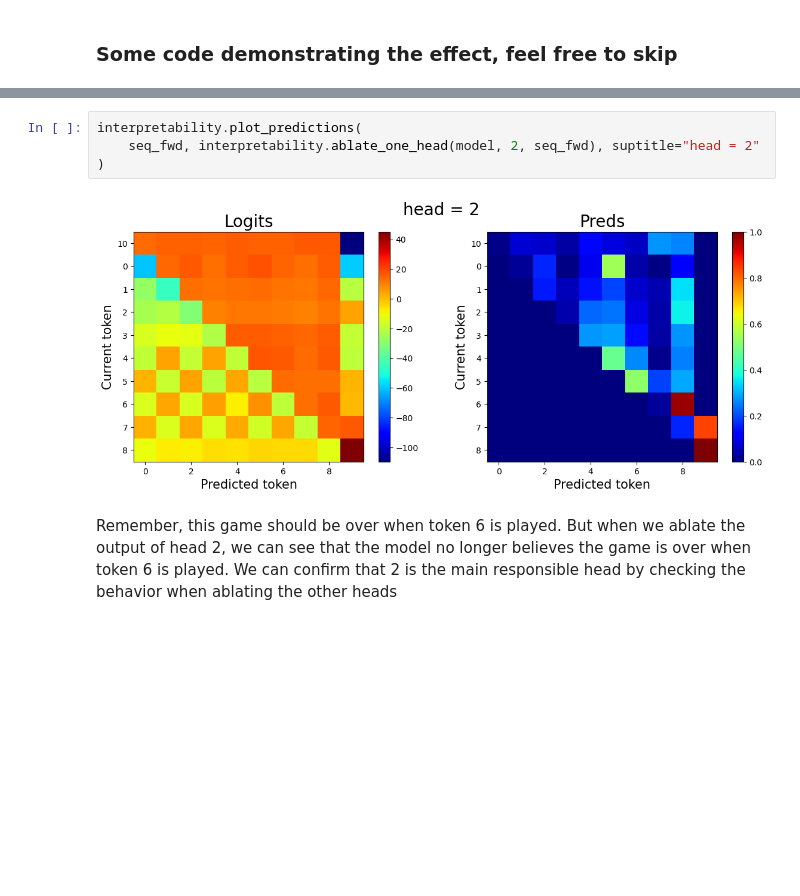
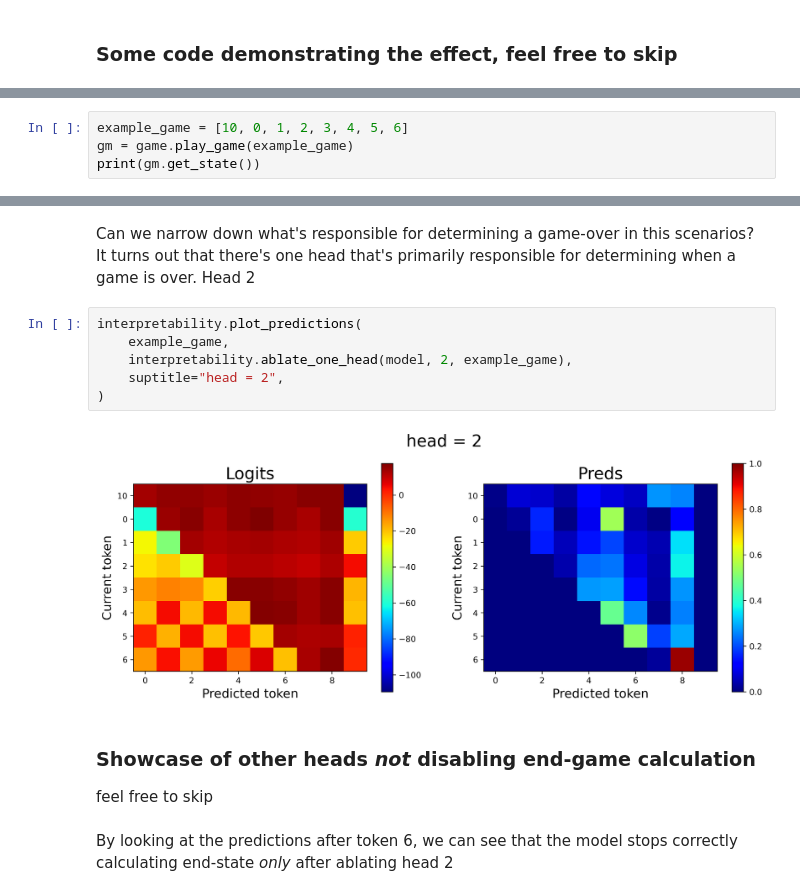
Before and after one commit to obayyub/Alphatoe, a Jupyter notebook: notebooks/230807_showcase.ipynb, the cells around one changed output, grey strips where cells are left out. Saved outputs shown, nothing was run; the diff lists cells and outputs as text; blank space fills up the shorter version.

Commit message:
more to showcase

```diff
--- a/notebooks/230807_showcase.ipynb
+++ b/notebooks/230807_showcase.ipynb
@@ -339,0 +338,4 @@ We know that
+# %%
+example_game = [10, 0, 1, 2, 3, 4, 5, 6]
+gm = game.play_game(example_game)
+print(gm.get_state())
@@ -340,11 +354,18 @@ We know that
+# %% [markdown]
+Can we narrow down what's responsible for determining a game-over in this scenarios? It turns out that there's one head that's primarily responsible for determining when a game is over. Head 2
 # %%
 interpretability.plot_predictions(
-    seq_fwd, interpretability.ablate_one_head(model, 2, seq_fwd), suptitle="head = 2"
+    example_game,
+    interpretability.ablate_one_head(model, 2, example_game),
+    suptitle="head = 2",
 )
 # %% [output]
-[figure, old version]
+[figure, new version]
-# %% [markdown]
-Remember, this game should be over when token 6 is played. But when we ablate the output of head 2, we can see that the model no longer believes the game is over when token 6 is played. We can confirm that 2 is the main responsible head by  checking the behavior when ablating the other heads
+# %% [markdown]
+### Showcase of other heads *not* disabling end-game calculation
+feel free to skip
+# %% [markdown]
+By looking at the predictions after token 6, we can see that the model stops correctly calculating end-state *only* after ablating head 2
 # %%
 for i in range(8):
     interpretability.plot_predictions(
```
Also changed, not shown: parts of 40 cells of this notebook, 1 other file.
